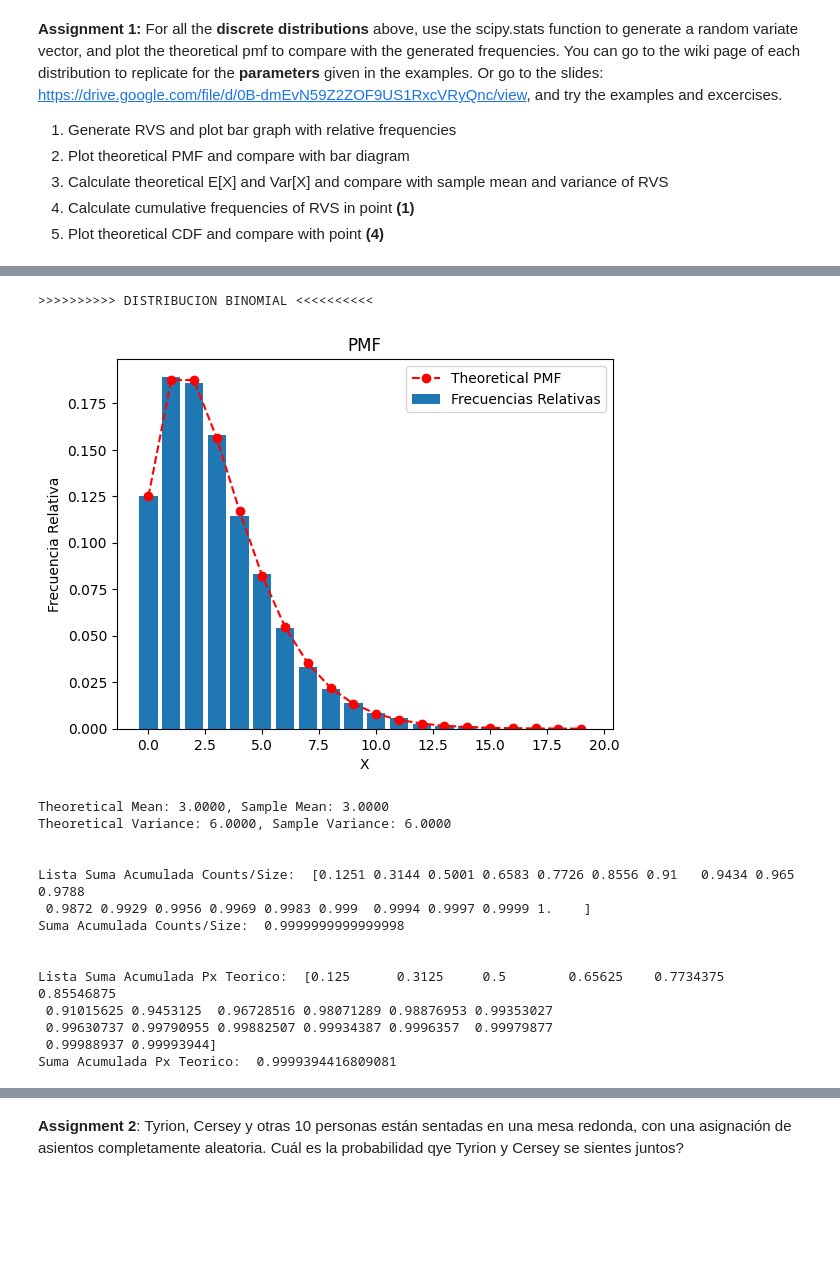
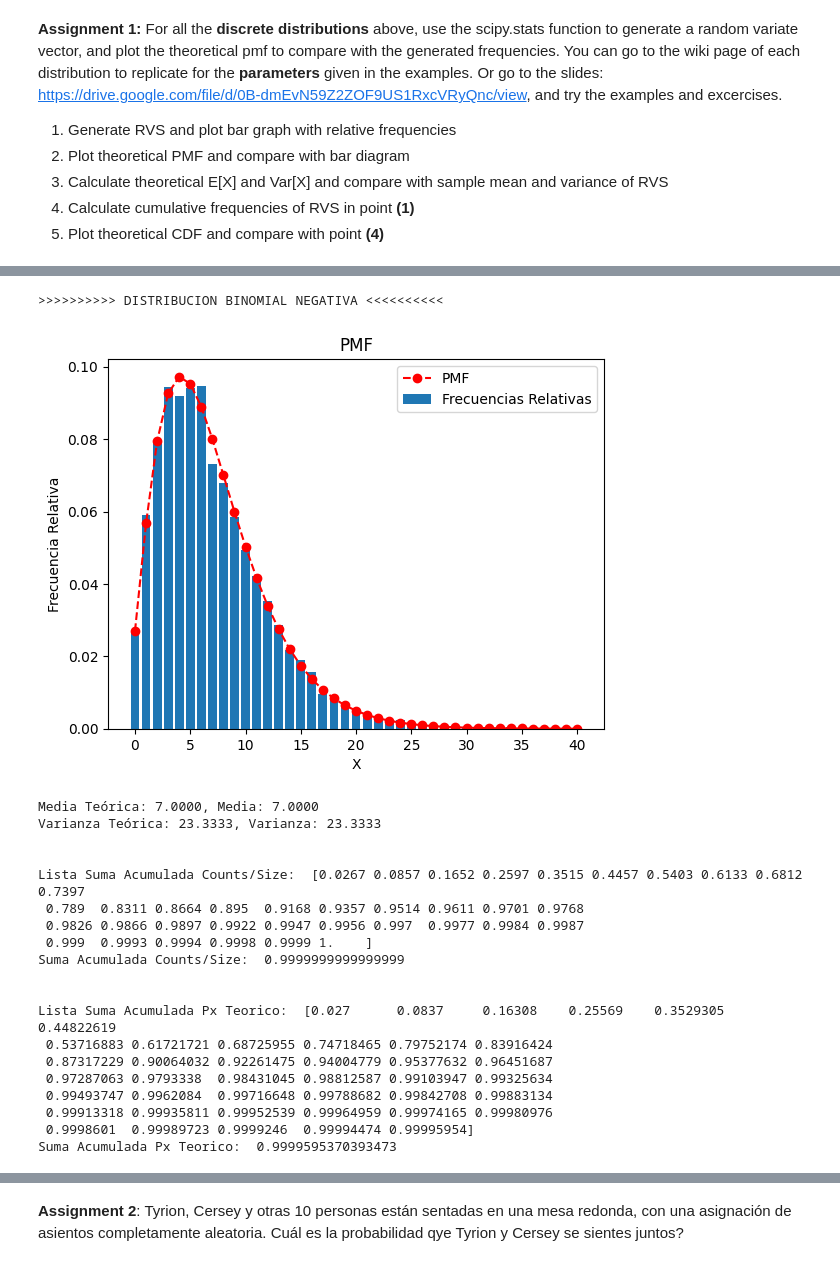
Before and after one commit to CHACHO617/Taller1ModelosYSimulacoin, a Jupyter notebook: Taller 5.ipynb, the cells around one changed output, grey strips where cells are left out. Drawn from its saved outputs; the diff is of its cells as text; code cells hidden in the pictures; blank space fills up the shorter version.

```diff
--- a/Taller 5.ipynb
+++ b/Taller 5.ipynb
@@ -936,6 +919,6 @@ Suma Acumulada Px Teorico:  0.9999999999999996
 # %%
 #NEGATIVE BINOMIAL FALTA CORREGIR
-print('>>>>>>>>>> DISTRIBUCION BINOMIAL <<<<<<<<<<')
+print('>>>>>>>>>> DISTRIBUCION BINOMIAL NEGATIVA <<<<<<<<<<')
 import numpy as np
 import matplotlib.pyplot as plt
 from scipy.stats import nbinom
@@ -953,79 +936,72 @@ def nbin(r=1, p=0.5):
     return x
 
 #Punto 1 ------------------------------------------------------
-# Generate Random Variates (RVS) and plot bar graph with relative frequencies
-r, p = 3, 0.5
+r, p = 3, 0.3
 size = 10000
 RVS = [nbin(r, p) for i in range(size)]
 unique, counts = np.unique(RVS, return_counts=True)
 plt.bar(unique, counts / size, label='Frecuencias Relativas')
 
-
-# Plot empirical Relative Frequencies
-
 #Punto 2 ------------------------------------------------------
 x_theoretical = np.arange(0, max(RVS)+1)
 px_theoretical = nbinom.pmf(x_theoretical, r, p)
-plt.plot(x_theoretical, px_theoretical, '--ro', label='Theoretical PMF')
+plt.plot(x_theoretical, px_theoretical, '--ro', label='PMF')
 plt.xlabel('X')
 plt.ylabel('Frecuencia Relativa')
 plt.title('PMF')
 plt.legend()
 plt.show()
 
 #Punto 3 ------------------------------------------------------
-# Calculate theoretical E[X] and Var[X] and compare with sample mean and variance of RVS
 theoretical_mean = r * (1-p) / p
 theoretical_variance = r * (1-p) / p**2
 
 sample_mean = nbinom.mean(r, p)
 sample_variance = nbinom.var(r, p)
 
-print(f'Theoretical Mean: {theoretical_mean:.4f}, Sample Mean: {sample_mean:.4f}')
-print(f'Theoretical Variance: {theoretical_variance:.4f}, Sample Variance: {sample_variance:.4f}')
+print(f'Media Teórica: {theoretical_mean:.4f}, Media: {sample_mean:.4f}')
+print(f'Varianza Teórica: {theoretical_variance:.4f}, Varianza: {sample_variance:.4f}')
 
 
 #Punto 4 ------------------------------------------------------
-# Calculate cumulative frequencies of RVS
 cumulative_counts = np.cumsum(counts / size)
 print("\n\nLista Suma Acumulada Counts/Size: ",cumulative_counts)
 print("Suma Acumulada Counts/Size: ", max(cumulative_counts))
-plt.step(unique, cumulative_counts, label='Empirical CDF', where='post')
+plt.step(unique, cumulative_counts, label='CDF Empirico', where='post')
 
 print("\n\nLista Suma Acumulada Px Teorico: ", np.cumsum(px_theoretical))
 print("Suma Acumulada Px Teorico: ", max(np.cumsum(px_theoretical)))
 
 
 #Punto 5 ------------------------------------------------------
-# Plot theoretical CDF and compare with point
 x_cdf_theoretical = np.arange(0, max(RVS)+1)
 cdf_theoretical = nbinom.cdf(x_cdf_theoretical, r, p)
-plt.step(unique, cumulative_counts, label='Empirical CDF', where='post')
-plt.plot(x_cdf_theoretical, cdf_theoretical, '--ro', label='Theoretical CDF')
+plt.plot(x_cdf_theoretical, cdf_theoretical, '--ro', label='CDF Teórico')
 plt.xlabel('X')
-plt.ylabel('Cumulative Probability')
-plt.title('Empirical and Theoretical CDF')
+plt.ylabel('Probabilidad Relativa')
+plt.title('CDF')
 plt.legend()
-
-# Adjust layout for better visualization
 plt.tight_layout()
-
-# Display the plots
 plt.show()
 # %% [output]
->>>>>>>>>> DISTRIBUCION BINOMIAL <<<<<<<<<<
+>>>>>>>>>> DISTRIBUCION BINOMIAL NEGATIVA <<<<<<<<<<
-[figure, old version]
+[figure, new version]
-Theoretical Mean: 3.0000, Sample Mean: 3.0000
-Theoretical Variance: 6.0000, Sample Variance: 6.0000
+Media Teórica: 7.0000, Media: 7.0000
+Varianza Teórica: 23.3333, Varianza: 23.3333
 
 
-Lista Suma Acumulada Counts/Size:  [0.1251 0.3144 0.5001 0.6583 0.7726 0.8556 0.91   0.9434 0.965  0.9788
- 0.9872 0.9929 0.9956 0.9969 0.9983 0.999  0.9994 0.9997 0.9999 1.    ]
-Suma Acumulada Counts/Size:  0.9999999999999998
+Lista Suma Acumulada Counts/Size:  [0.0267 0.0857 0.1652 0.2597 0.3515 0.4457 0.5403 0.6133 0.6812 0.7397
+ 0.789  0.8311 0.8664 0.895  0.9168 0.9357 0.9514 0.9611 0.9701 0.9768
+ 0.9826 0.9866 0.9897 0.9922 0.9947 0.9956 0.997  0.9977 0.9984 0.9987
+ 0.999  0.9993 0.9994 0.9998 0.9999 1.    ]
+Suma Acumulada Counts/Size:  0.9999999999999999
 
 
-Lista Suma Acumulada Px Teorico:  [0.125      0.3125     0.5        0.65625    0.7734375  0.85546875
- 0.91015625 0.9453125  0.96728516 0.98071289 0.98876953 0.99353027
- 0.99630737 0.99790955 0.99882507 0.99934387 0.9996357  0.99979877
- 0.99988937 0.99993944]
-Suma Acumulada Px Teorico:  0.9999394416809081
+Lista Suma Acumulada Px Teorico:  [0.027      0.0837     0.16308    0.25569    0.3529305  0.44822619
+ 0.53716883 0.61721721 0.68725955 0.74718465 0.79752174 0.83916424
+ 0.87317229 0.90064032 0.92261475 0.94004779 0.95377632 0.96451687
+ 0.97287063 0.9793338  0.98431045 0.98812587 0.99103947 0.99325634
+ 0.99493747 0.9962084  0.99716648 0.99788682 0.99842708 0.99883134
+ 0.99913318 0.99935811 0.99952539 0.99964959 0.99974165 0.99980976
+ 0.9998601  0.99989723 0.9999246  0.99994474 0.99995954]
+Suma Acumulada Px Teorico:  0.9999595370393473
```
Also changed, not shown: parts of 16 cells of this notebook.
